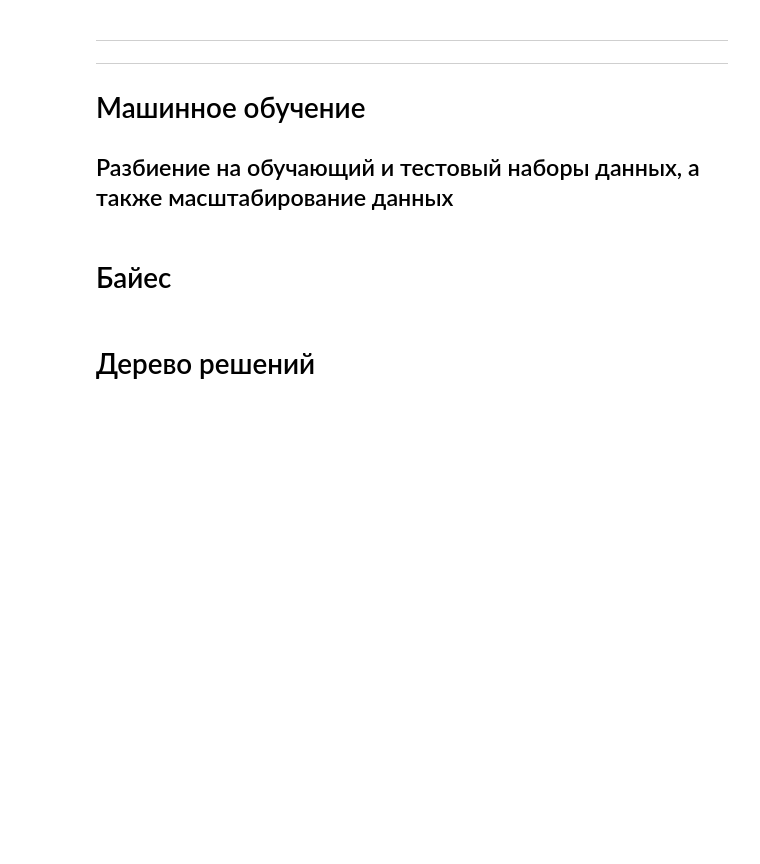
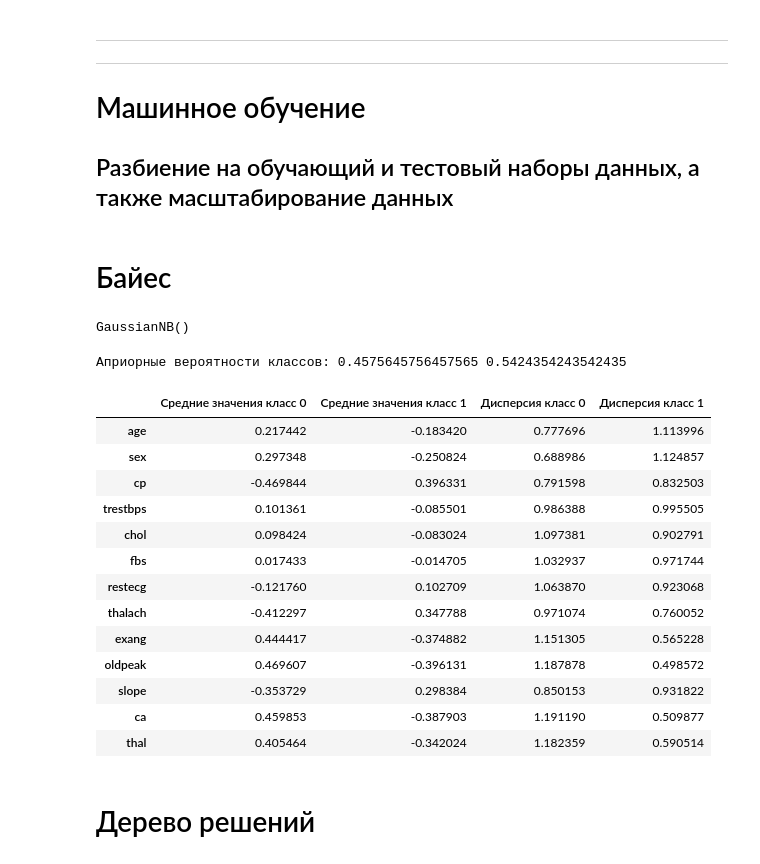
Before and after one commit to Safuanov888/Heart-disease, a Jupyter notebook: 02-Logistic-Regression-Project.ipynb, the cells around one changed output. Drawn from its saved outputs; the diff is of its cells as text; code cells hidden in the pictures; blank space fills up the shorter version.

```diff
--- a/02-Logistic-Regression-Project.ipynb
+++ b/02-Logistic-Regression-Project.ipynb
@@ -229,5 +229,36 @@ X_train_scale = scaler.fit_transform(X_train)
 X_test_scale = scaler.transform(X_test)
 # %% [markdown]
 # Байес
+# %%
+bayes = GaussianNB()
+bayes.fit(X_train_scale, y_train)
+# %% [output]
+GaussianNB()
+# %%
+print("Априорные вероятности классов:", *bayes.class_prior_)
+# %% [output]
+Априорные вероятности классов: 0.4575645756457565 0.5424354243542435
+# %%
+pd.DataFrame({'Средние значения класс 0': bayes.theta_[0],
+              'Средние значения класс 1': bayes.theta_[1],
+              'Дисперсия класс 0': bayes.var_[0],
+              'Дисперсия класс 1': bayes.var_[1]},
+              index = X.columns
+            )
+# %% [output]
+|  | Средние значения класс 0 | Средние значения класс 1 | Дисперсия класс 0 | Дисперсия класс 1 |
+| age | 0.217442 | -0.183420 | 0.777696 | 1.113996 |
+| sex | 0.297348 | -0.250824 | 0.688986 | 1.124857 |
+| cp | -0.469844 | 0.396331 | 0.791598 | 0.832503 |
+| trestbps | 0.101361 | -0.085501 | 0.986388 | 0.995505 |
+| chol | 0.098424 | -0.083024 | 1.097381 | 0.902791 |
+| fbs | 0.017433 | -0.014705 | 1.032937 | 0.971744 |
+| restecg | -0.121760 | 0.102709 | 1.063870 | 0.923068 |
+| thalach | -0.412297 | 0.347788 | 0.971074 | 0.760052 |
+| exang | 0.444417 | -0.374882 | 1.151305 | 0.565228 |
+| oldpeak | 0.469607 | -0.396131 | 1.187878 | 0.498572 |
+| slope | -0.353729 | 0.298384 | 0.850153 | 0.931822 |
+| ca | 0.459853 | -0.387903 | 1.191190 | 0.509877 |
+| thal | 0.405464 | -0.342024 | 1.182359 | 0.590514 |
 # %% [markdown]
 # Дерево решений
```
Also changed, not shown: parts of 27 cells of this notebook.
